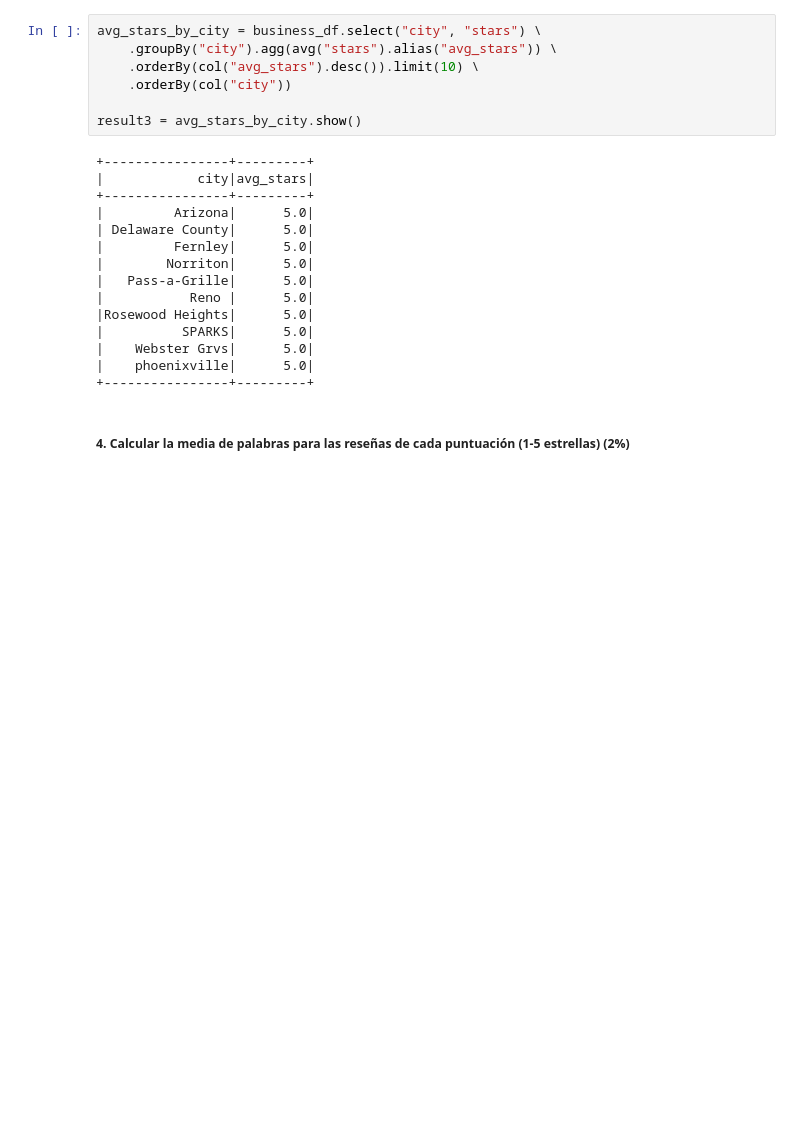
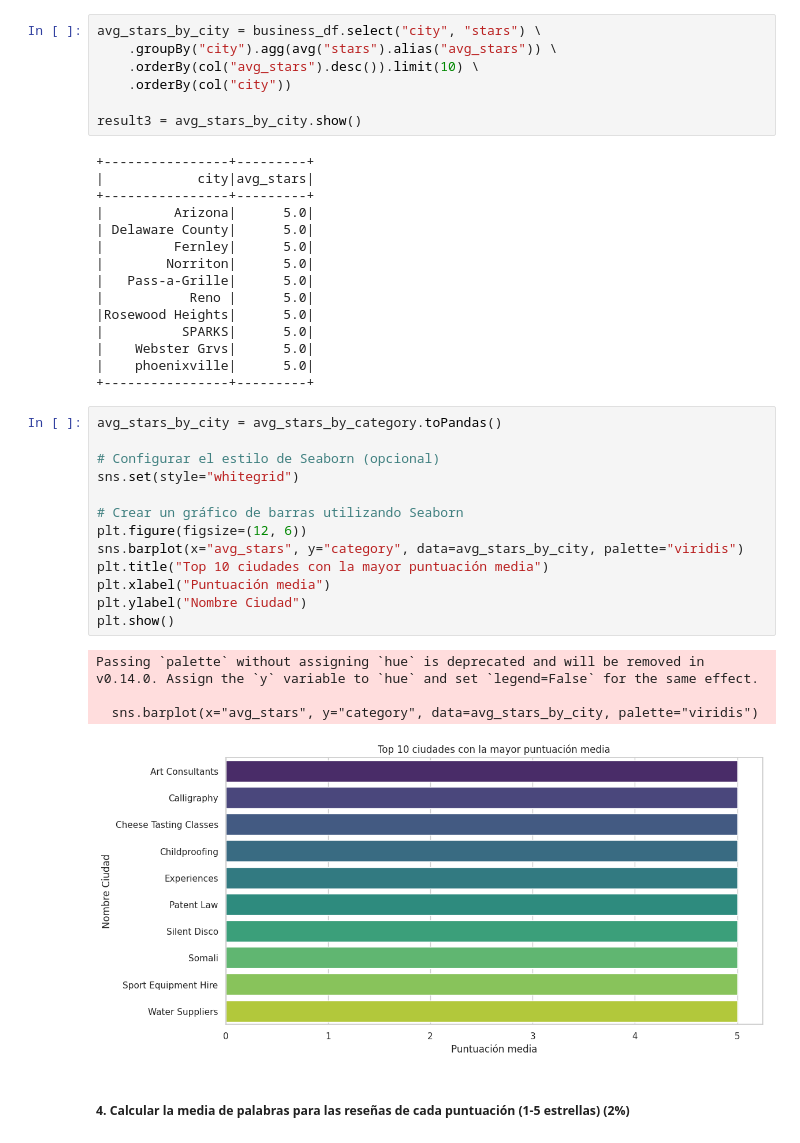
Before and after one commit to EndikaEiros/Yelp_Proyecto, a Jupyter notebook: consultas_spark.ipynb, the cells around one changed output. Cells and saved outputs as stored; diff of their text form; blank space fills up the shorter version.

```diff
--- a/consultas_spark.ipynb
+++ b/consultas_spark.ipynb
@@ -125,6 +160,24 @@ result3 = avg_stars_by_city.show()
 |    Webster Grvs|      5.0|
 |    phoenixville|      5.0|
 +----------------+---------+
+# %%
+avg_stars_by_city = avg_stars_by_category.toPandas()
+
+# Configurar el estilo de Seaborn (opcional)
+sns.set(style="whitegrid")
+
+# Crear un gráfico de barras utilizando Seaborn
+plt.figure(figsize=(12, 6))
+sns.barplot(x="avg_stars", y="category", data=avg_stars_by_city, palette="viridis")
+plt.title("Top 10 ciudades con la mayor puntuación media")
+plt.xlabel("Puntuación media")
+plt.ylabel("Nombre Ciudad")
+plt.show()
+# %% [output]
+Passing `palette` without assigning `hue` is deprecated and will be removed in v0.14.0. Assign the `y` variable to `hue` and set `legend=False` for the same effect.
+
+  sns.barplot(x="avg_stars", y="category", data=avg_stars_by_city, palette="viridis")
+[figure, added]
 # %% [markdown]
 ##### 4. Calcular la media de palabras para las reseñas de cada puntuación (1-5 estrellas) (2%)
 # %%
```
Also changed, not shown: parts of 20 cells of this notebook.
